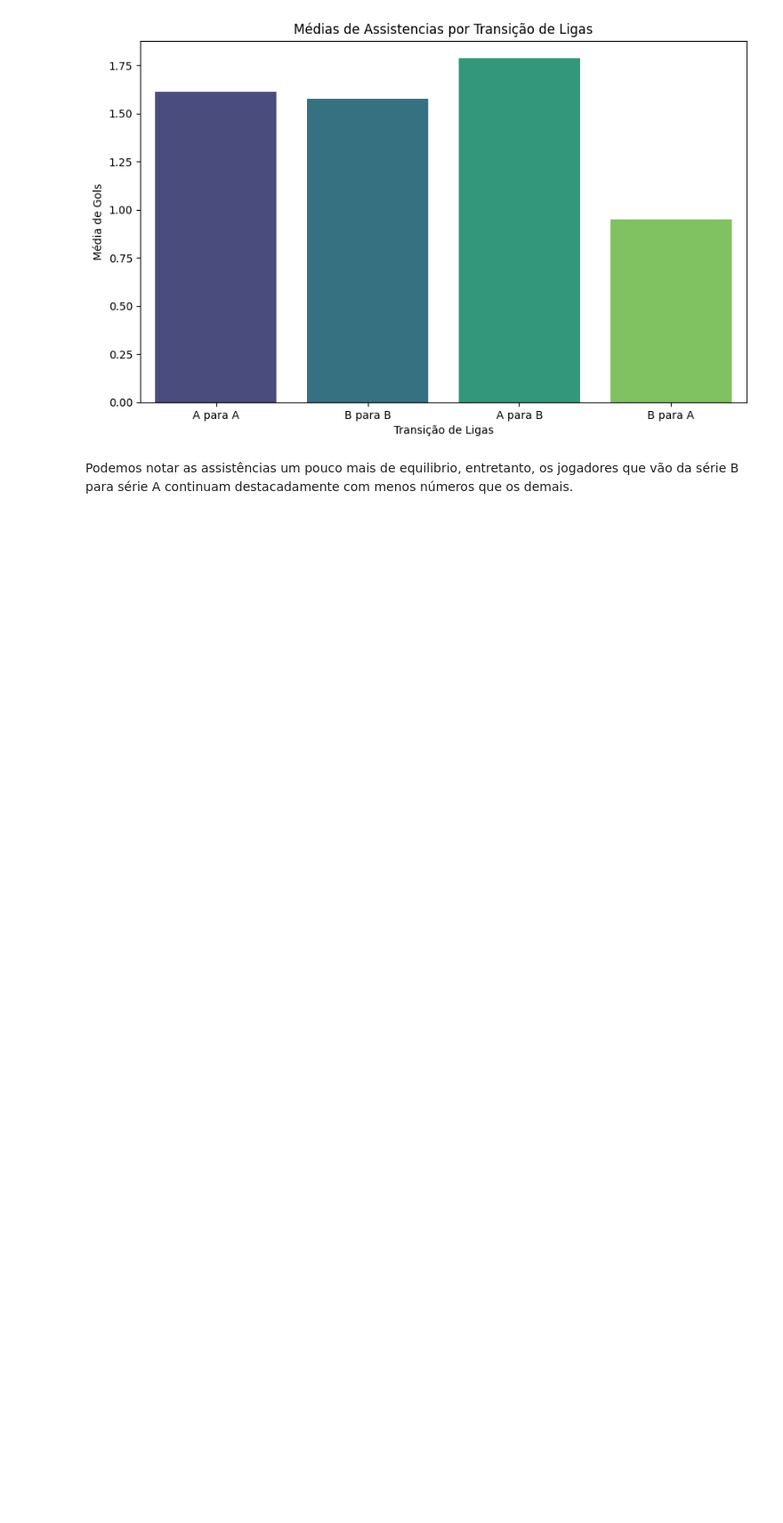
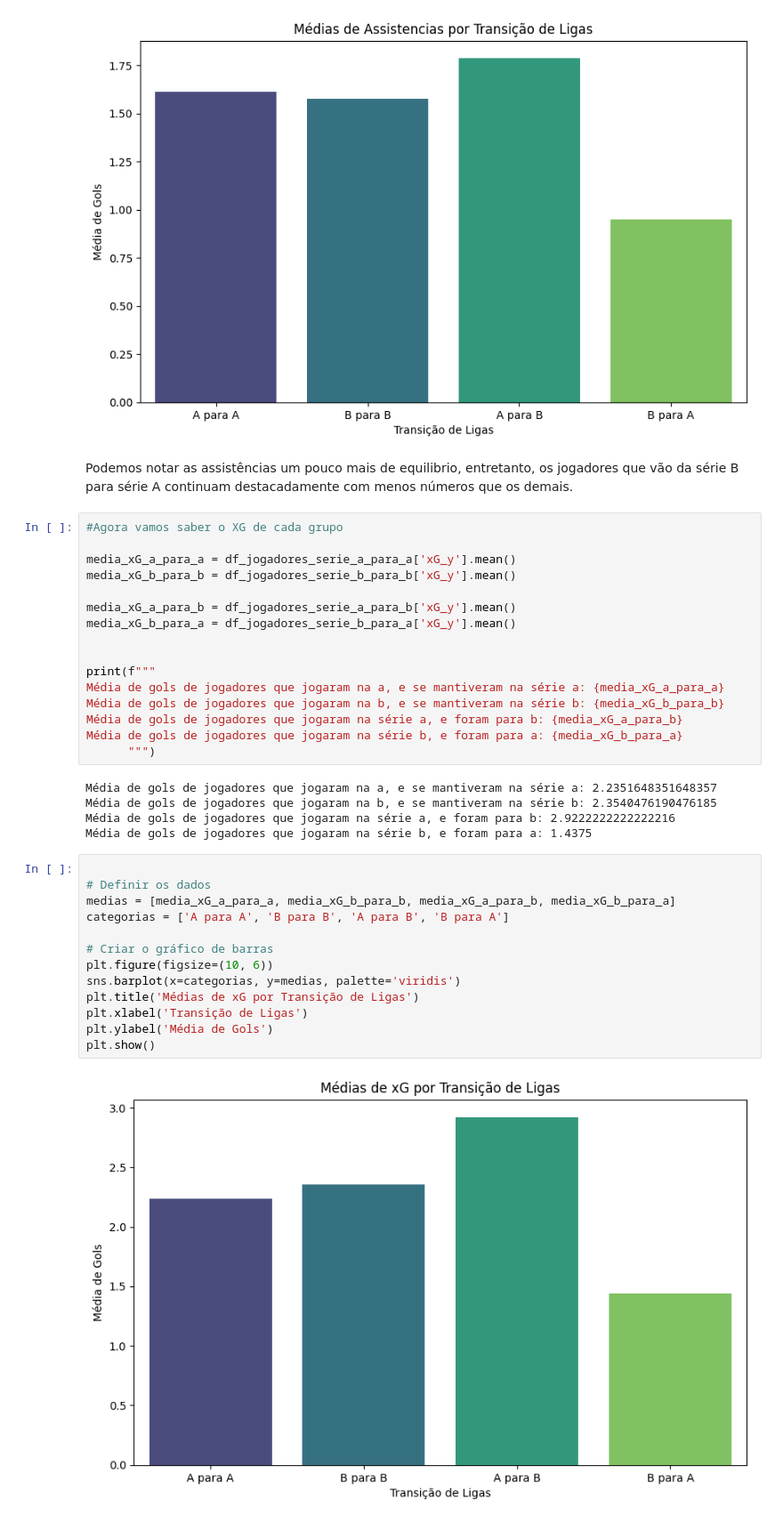
Before and after one commit to RodrigoflBraz/TCC---Data-Science-Applied-to-Football, a Jupyter notebook: ETL_dataset.ipynb, the cells around one changed output. Shown at 89% size. Cells and saved outputs as stored; diff of their text form; blank space fills up the shorter version.

```diff
--- a/ETL_dataset.ipynb
+++ b/ETL_dataset.ipynb
@@ -300,3 +300,39 @@ plt.show()
 [figure]
 # %% [markdown]
 Podemos notar as assistências um pouco mais de equilibrio, entretanto, os jogadores que vão da série B para série A continuam destacadamente com menos números que os demais.
+# %%
+#Agora vamos saber o XG de cada grupo
+
+media_xG_a_para_a = df_jogadores_serie_a_para_a['xG_y'].mean()
+media_xG_b_para_b = df_jogadores_serie_b_para_b['xG_y'].mean()
+
+media_xG_a_para_b = df_jogadores_serie_a_para_b['xG_y'].mean()
+media_xG_b_para_a = df_jogadores_serie_b_para_a['xG_y'].mean()
+
+
+print(f"""
+Média de gols de jogadores que jogaram na a, e se mantiveram na série a: {media_xG_a_para_a}
+Média de gols de jogadores que jogaram na b, e se mantiveram na série b: {media_xG_b_para_b}
+Média de gols de jogadores que jogaram na série a, e foram para b: {media_xG_a_para_b}
+Média de gols de jogadores que jogaram na série b, e foram para a: {media_xG_b_para_a}
+      """)
+# %% [output]
+Média de gols de jogadores que jogaram na a, e se mantiveram na série a: 2.2351648351648357
+Média de gols de jogadores que jogaram na b, e se mantiveram na série b: 2.3540476190476185
+Média de gols de jogadores que jogaram na série a, e foram para b: 2.9222222222222216
+Média de gols de jogadores que jogaram na série b, e foram para a: 1.4375
+# %%
+
+# Definir os dados
+medias = [media_xG_a_para_a, media_xG_b_para_b, media_xG_a_para_b, media_xG_b_para_a]
+categorias = ['A para A', 'B para B', 'A para B', 'B para A']
+
+# Criar o gráfico de barras
+plt.figure(figsize=(10, 6))
+sns.barplot(x=categorias, y=medias, palette='viridis')
+plt.title('Médias de xG por Transição de Ligas')
+plt.xlabel('Transição de Ligas')
+plt.ylabel('Média de Gols')
+plt.show()
+# %% [output]
+[figure, added]
```
Also changed, not shown: parts of 1 cell of this notebook.
